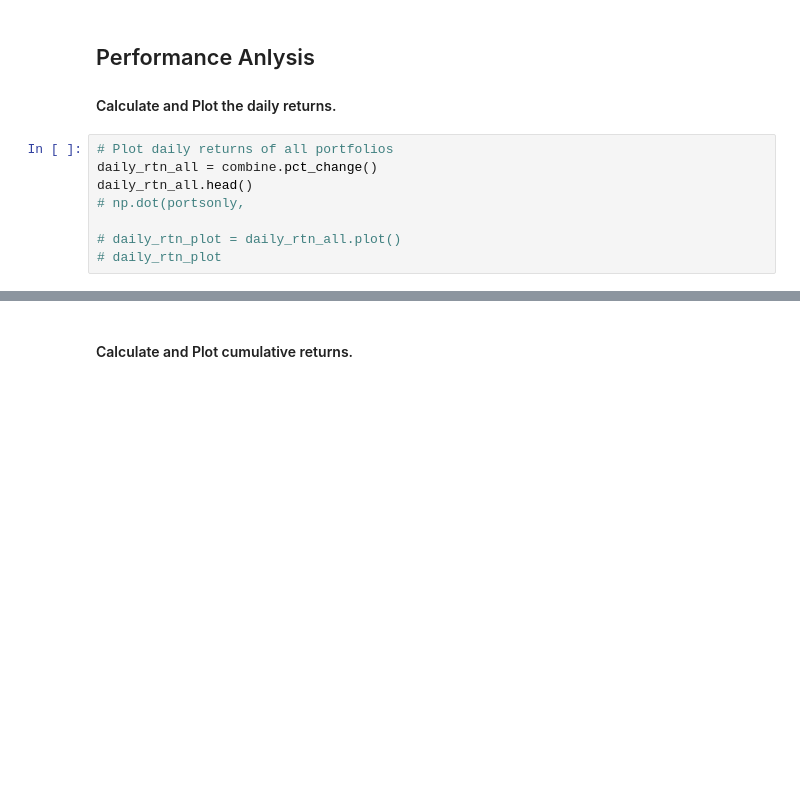
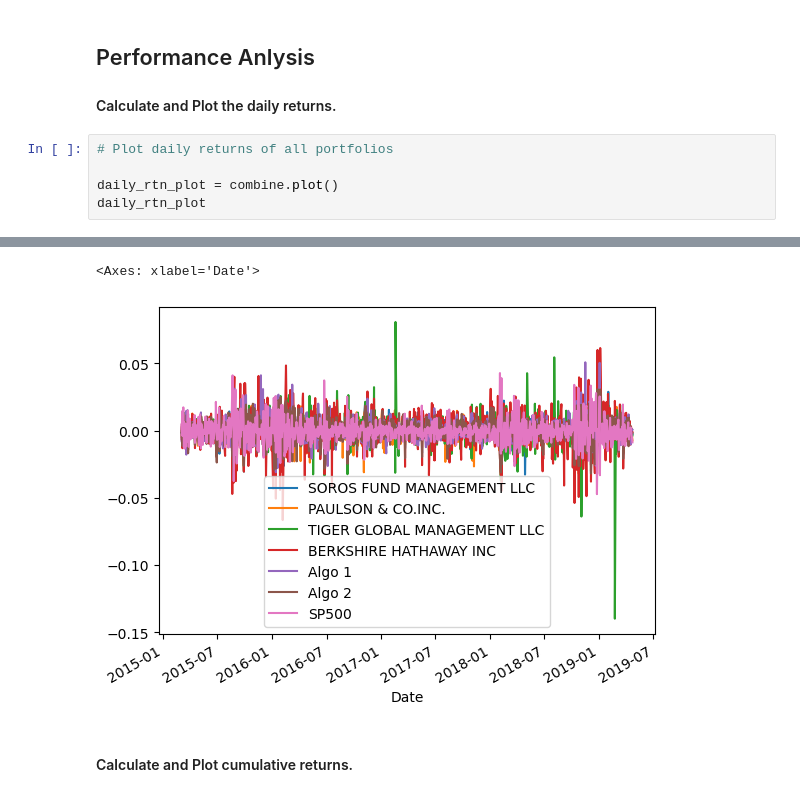
Before and after one commit to fintech-lex/whale_portfolios, a Jupyter notebook: whale_analysis.ipynb, the cells around one changed output, grey strips where cells are left out. Drawn from its saved outputs; the diff is of its cells as text; blank space fills up the shorter version.

```diff
--- a/whale_analysis.ipynb
+++ b/whale_analysis.ipynb
@@ -183,10 +171,7 @@ In this section, you will calculate and visualize performance and risk metrics f
 #### Calculate and Plot the daily returns.
 # %%
 # Plot daily returns of all portfolios
-daily_rtn_all = combine.pct_change()
-daily_rtn_all.head()
-# np.dot(portsonly,
 
-# daily_rtn_plot = daily_rtn_all.plot()
-# daily_rtn_plot
+daily_rtn_plot = combine.plot()
+daily_rtn_plot
 # %% [output]
@@ -200,3 +178,5 @@ daily_rtn_all.head()
+<Axes: xlabel='Date'>
+[figure, added]
 # %% [markdown]
 #### Calculate and Plot cumulative returns.
 # %%
```
Also changed, not shown: parts of 26 cells of this notebook, 4 other files.
